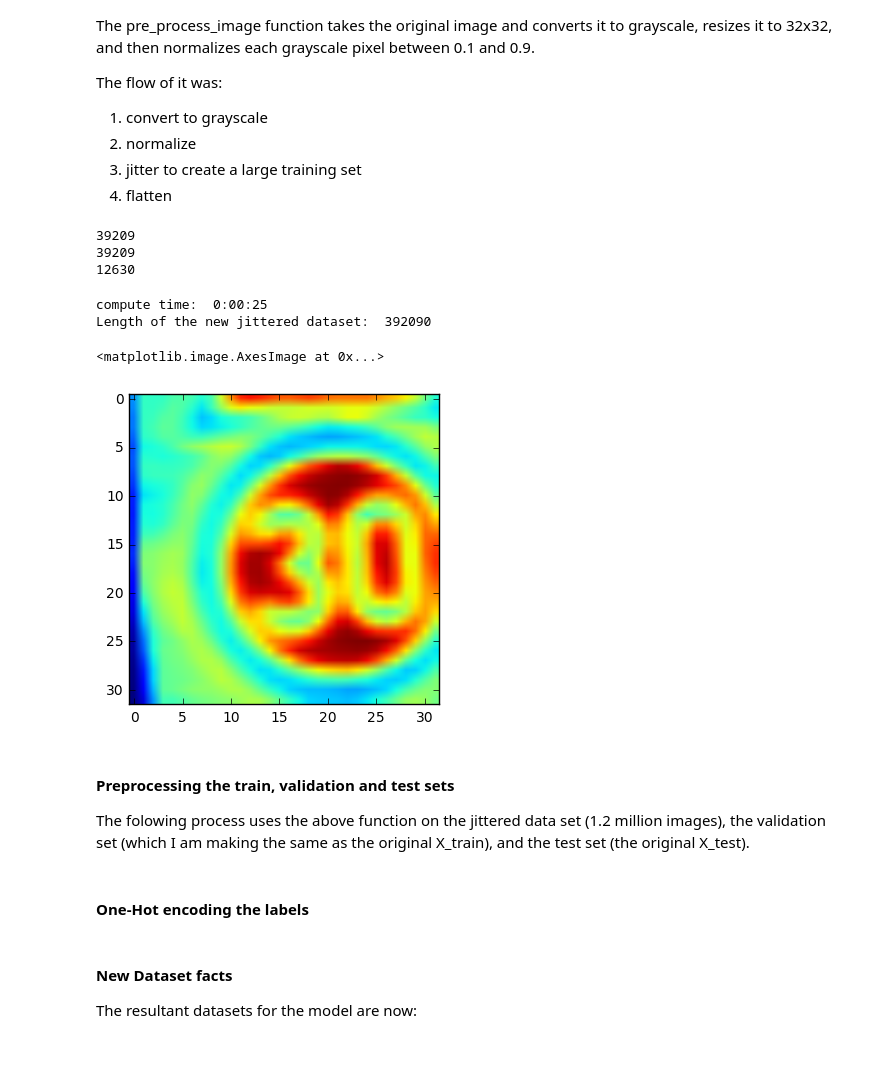
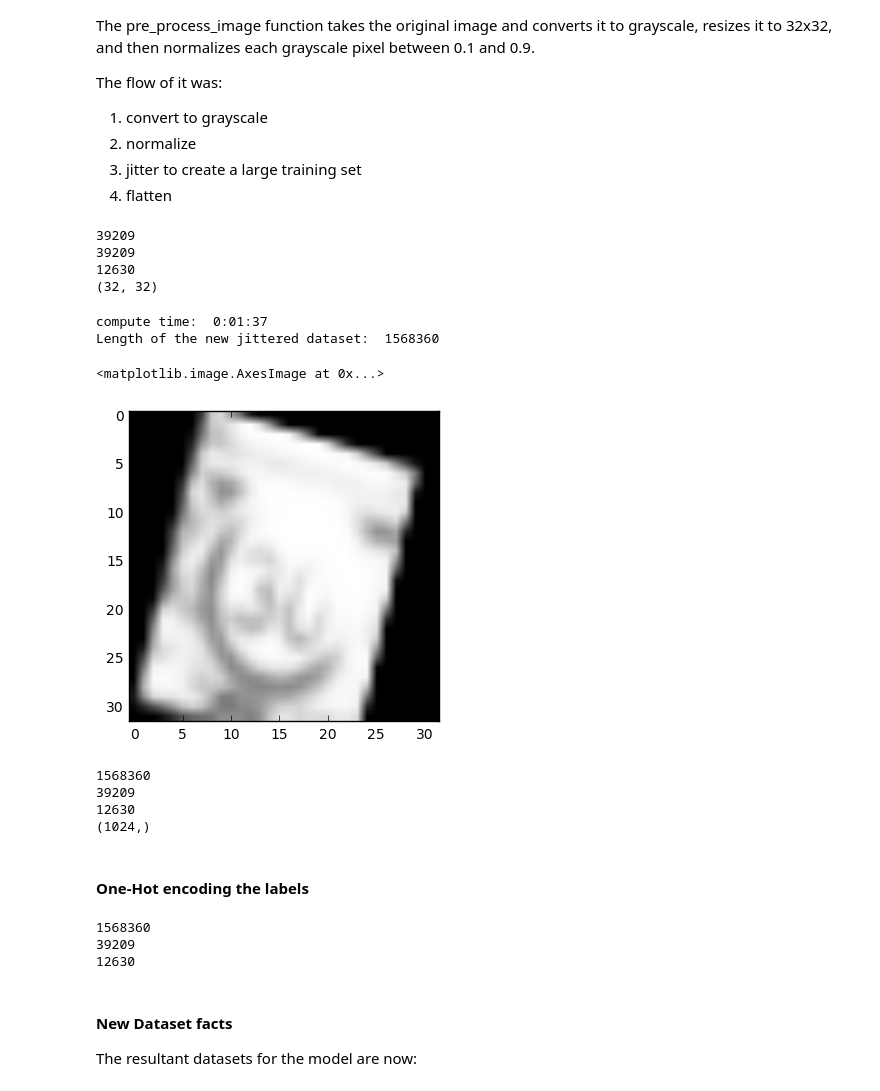
Before and after one commit to matthew-alexander/traffic-signs-tensorflow, a Jupyter notebook: Traffic_Signs_Recognition.ipynb, the cells around one changed output. Drawn from its saved outputs; the diff is of its cells as text; code cells hidden in the pictures; blank space fills up the shorter version.

```diff
--- a/Traffic_Signs_Recognition.ipynb
+++ b/Traffic_Signs_Recognition.ipynb
@@ -224,7 +227,7 @@ The flow of it was:
 3. jitter to create a large training set
 4. flatten
 # %%
-# preprocessing the original data - -converting to grayscale and normalizing
+# preprocessing the original data - -converting to 1. grayscale and 2. normalizing
 
 # the top two look similar, but I take the top one and jitter it later
 
@@ -235,12 +238,14 @@ image_GS_test = np.array([pre_process_image(X_test[i]) for i in range(len(X_test
 print(len(image_GS_train))
 print(len(image_GS_validation))
 print(len(image_GS_test))
+print((image_GS_train[0].shape))
 # %% [output]
 39209
 39209
 12630
+(32, 32)
 # %%
-# creating 1.25 million images (around the best i could get my computer to do)
+# 3. creating 1.56 million images (around the best i could get my computer to do)
 
 start_time = time.time()
 
@@ -248,10 +253,12 @@ jittered_images = []
 jittered_labels = []
 
 for i in range(len(image_GS_train)):
-    for j in range(10):
+    for j in range(40):
         img = transform_image(image_GS_train[i],20,10,5)
         jittered_images.append(img)
         jittered_labels.append(y_train[i])
+
+jittered_images = np.asarray(jittered_images)
 
 end_time = time.time()
 compute_time = end_time - start_time
@@ -259,13 +266,10 @@ compute_time = end_time - start_time
 print("compute time: " , str(timedelta(seconds = int(round(compute_time)))))
 print("Length of the new jittered dataset: " , len(jittered_images))
 # %% [output]
-compute time:  0:00:25
-Length of the new jittered dataset:  392090
+compute time:  0:01:37
+Length of the new jittered dataset:  1568360
 # %%
-plt.imshow(jittered_images[10000])
+plt.imshow(jittered_images[10000], cmap='Greys_r')
 # %% [output]
 <matplotlib.image.AxesImage at 0x...>
-[figure, old version]
+[figure, new version]
-# %% [markdown]
-#### Preprocessing the train, validation and test sets
-The folowing process uses the above function on the jittered data set (1.2 million images), the validation set (which I am making the same as the original X_train), and the test set (the original X_test).
@@ -300,10 +276,34 @@ print("compute time: " , str(timedelta(seconds = int(round(compute_time)))))
+# %%
+# 4. Flattening the image data
+img_size_flat = 32*32
+
+image_flat_train = jittered_images.reshape((-1,img_size_flat))
+image_flat_validation = image_GS_validation.reshape((-1,img_size_flat))
+image_flat_test  = image_GS_test.reshape((-1,img_size_flat))
+
+print(len(image_flat_train))
+print(len(image_flat_validation))
+print(len(image_flat_test))
+print((image_flat_train[0].shape))
+# %% [output]
+1568360
+39209
+12630
+(1024,)
 # %% [markdown]
 #### One-Hot encoding the labels
 # %%
-
 y_train_encoded = np.eye(43)[jittered_labels]
 y_validation_encoded = np.eye(43)[y_train]
 y_test_encoded = np.eye(43)[y_test]
+
+print(len(y_train_encoded))
+print(len(y_validation_encoded))
+print(len(y_test_encoded))
+# %% [output]
+1568360
+39209
+12630
 # %% [markdown]
 #### New Dataset facts
 The resultant datasets for the model are now:
```
Also changed, not shown: parts of 23 cells of this notebook, 2 other files.
